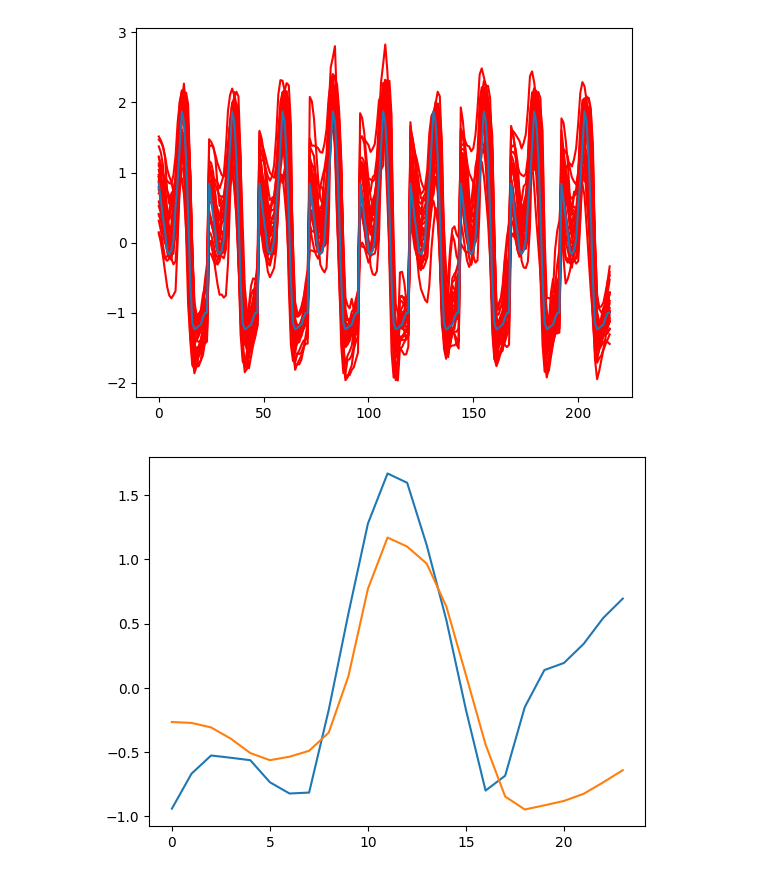
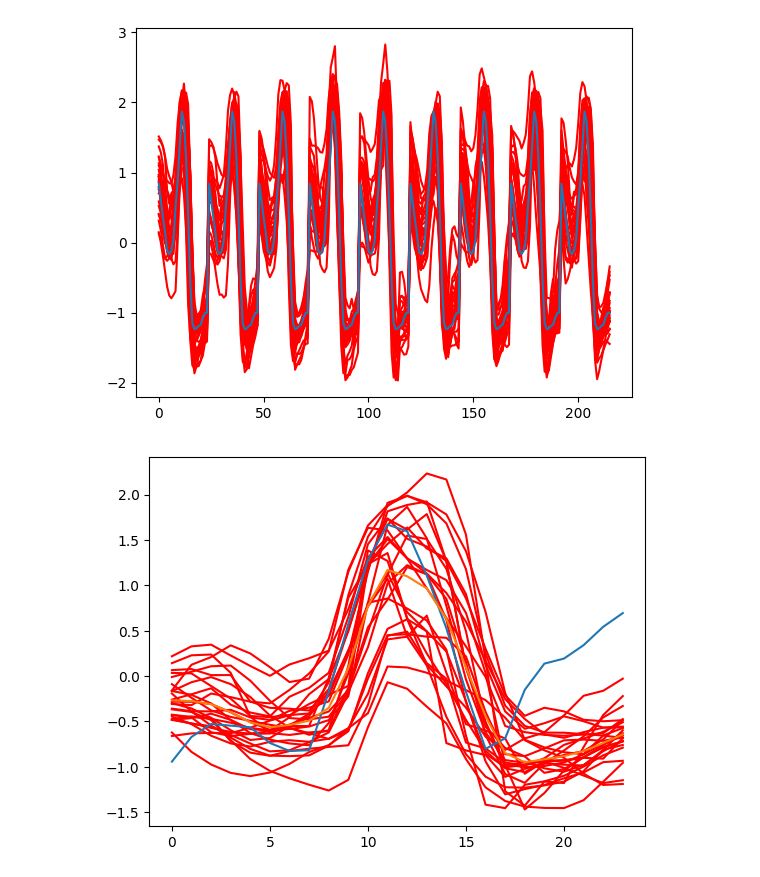
Before and after one commit to Sy-Sang/finance_utils, a Jupyter notebook: electrical2/spot/probabilistic/forecast/power/nb/tnb2.ipynb, the cells around one changed output. Cells and saved outputs as stored; diff of their text form; code cells hidden in the pictures.

```diff
--- a/electrical2/spot/probabilistic/forecast/power/nb/tnb2.ipynb
+++ b/electrical2/spot/probabilistic/forecast/power/nb/tnb2.ipynb
@@ -137,32 +137,32 @@ tm_test = numpy.array([])
 for i in mf_test:
     tm_test = new_or_cat(tm_test, i)
 tm_test[:,1] = tm_test[:,0] - tm_test[:,1]
 
 tc0_test,tl0_test = PFDInterFace.time_periodic_encoding(tm_test, 0)
 tm_test = new_or_stack(tc0_test, tm_test[:,1:])
 
 # tm[:,[0,tl0]]
 tl_test = tl0+6
 # tl_test
 
 tm_test = PFDInterFace.norm_by_meteo_key(tm_test, MinMax, ZScore, meteo_source.columns, tl_test)
 gtm_test = PFDInterFace.grid_separate(tm_test, meteo_source.columns, tl_test)
 
 grid_z_hat = []
 for i,m in enumerate(trained_model_list):
     p = vanilla_transformer_tester(m, torch.Tensor(gtm_test[i]), batch_size)
-    # plt.plot(p.reshape(-1).cpu().numpy(), color="red")
+    plt.plot(p.reshape(-1).cpu().numpy()[-24:], color="red")
     grid_z_hat.append(p.reshape(-1).cpu().numpy())
 
 #
 plt.plot(
     ZScore.f_with_params(numpy.tile(test_power,9), yp)[-24:]
 )
 plt.plot(
     numpy.apply_along_axis(numpy.mean, axis=0, arr=numpy.array(grid_z_hat))[-24:]
 )
 
 
 plt.show()
 # %% [output]
-[figure, old version]
+[figure, new version]
```
